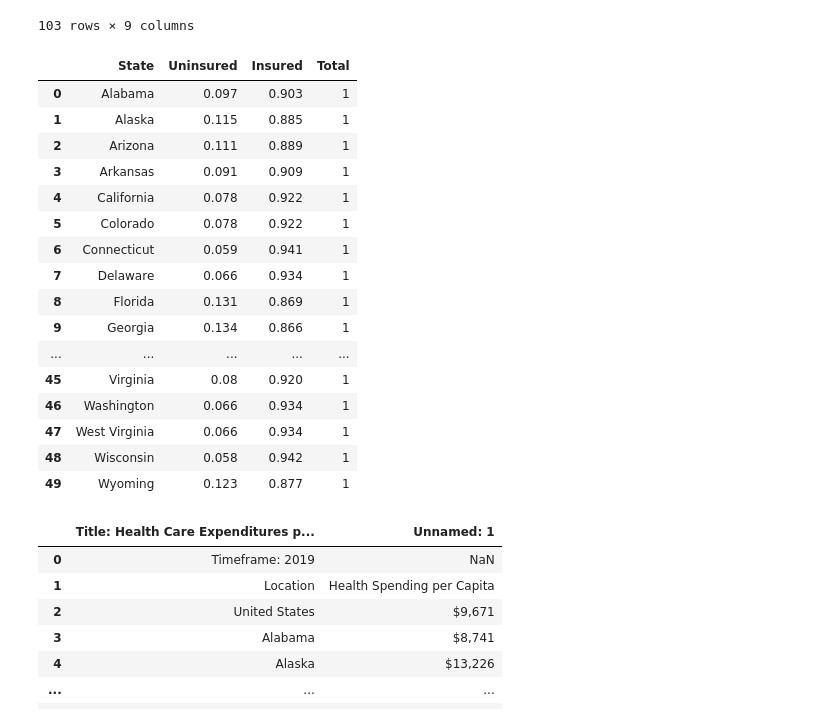
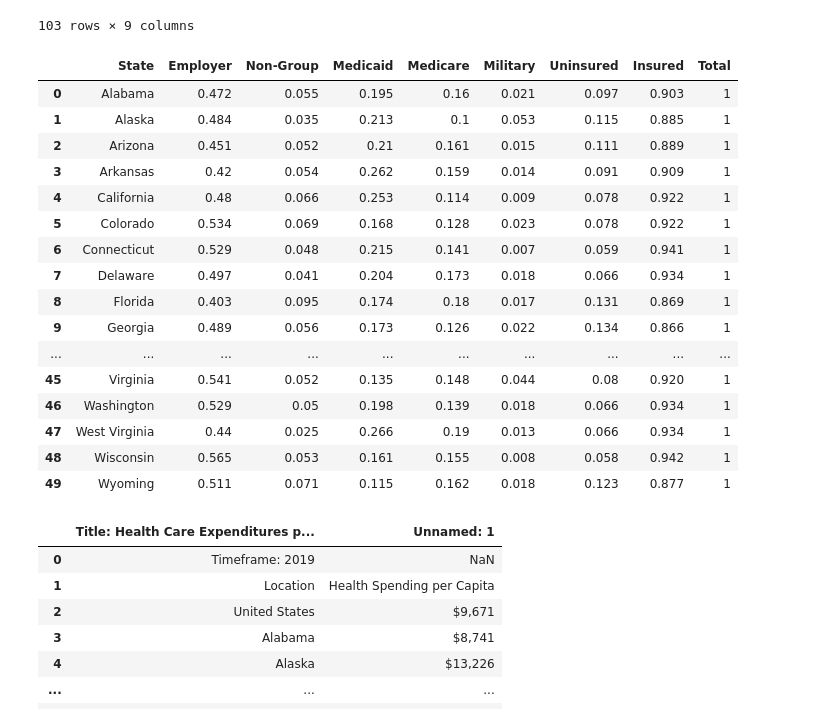
Before and after one commit to alejfxguti/Heart_Disease_Mortality_by_State, a Jupyter notebook: project_1_group3.ipynb, the cells around one changed output. Saved outputs shown, nothing was run; the diff lists cells and outputs as text; code cells hidden in the pictures.

Commit message:
merged dataframes

```diff
--- a/project_1_group3.ipynb
+++ b/project_1_group3.ipynb
@@ -155,49 +155,54 @@ insurance_coverage_df
 # %%
 ## Cleaning Health Insurance Coverage of the Total Population
 
 # Removing Rows 0,1,2 & 11 which is District of Colmbia state sinc not share with Heart Disease Mortality by State file
 insurance_coverage_df = insurance_coverage_df.drop([0,1,2,11], axis=0)
 
 # Removing all footer notes
 insurance_coverage_df = insurance_coverage_df.drop(index=insurance_coverage_df.index[-49:])
 
 # Deleteing unnessarily columns
-insurance_coverage_df = insurance_coverage_df.drop(['Unnamed: 1', 'Unnamed: 2', 'Unnamed: 3', 'Unnamed: 4', 'Unnamed: 5', 'Unnamed: 8'], axis=1)
+# insurance_coverage_df = insurance_coverage_df.drop(['Unnamed: 1', 'Unnamed: 2', 'Unnamed: 3', 'Unnamed: 4', 'Unnamed: 5', 'Unnamed: 8'], axis=1)
 
 # Copying DF to list & changing Column header title & adding new empty column Insured
 ins_cov = insurance_coverage_df.copy()
 insurance_coverage_df = pd.DataFrame({"State": ins_cov["Title: Health Insurance Coverage of the Total Population | KFF"],
-                                    "Uninsured":ins_cov["Unnamed: 6"],
-                                    "Insured": "",
-                                    "Total": ins_cov["Unnamed: 7"]
+                                      "Employer":ins_cov['Unnamed: 1'],
+                                      "Non-Group":ins_cov['Unnamed: 2'],
+                                      "Medicaid":ins_cov['Unnamed: 3'],
+                                      "Medicare":ins_cov['Unnamed: 4'],
+                                      "Military":ins_cov['Unnamed: 5'],
+                                      "Uninsured":ins_cov["Unnamed: 6"],
+                                      "Insured": "",
+                                      "Total": ins_cov["Unnamed: 7"]
                                     })
 
 # Reseting the index
 insurance_coverage_df = insurance_coverage_df.reset_index(drop=True)
 
 # Changing Total & Uninsured colom typt from str to Float & do subtraction to save it to Insured column
 insurance_coverage_df['Insured'] = insurance_coverage_df['Total'].astype("float") - insurance_coverage_df['Uninsured'].astype("float")
 
 # Print the CLEAN data frame
 insurance_coverage_df
 # %% [output]
-|  | State | Uninsured | Insured | Total |
-| 0 | Alabama | 0.097 | 0.903 | 1 |
-| 1 | Alaska | 0.115 | 0.885 | 1 |
-| 2 | Arizona | 0.111 | 0.889 | 1 |
-| 3 | Arkansas | 0.091 | 0.909 | 1 |
-| 4 | California | 0.078 | 0.922 | 1 |
-| 5 | Colorado | 0.078 | 0.922 | 1 |
-| 6 | Connecticut | 0.059 | 0.941 | 1 |
-| 7 | Delaware | 0.066 | 0.934 | 1 |
-| 8 | Florida | 0.131 | 0.869 | 1 |
-| 9 | Georgia | 0.134 | 0.866 | 1 |
-| ... | ... | ... | ... | ... |
-| 45 | Virginia | 0.08 | 0.920 | 1 |
-| 46 | Washington | 0.066 | 0.934 | 1 |
-| 47 | West Virginia | 0.066 | 0.934 | 1 |
-| 48 | Wisconsin | 0.058 | 0.942 | 1 |
-| 49 | Wyoming | 0.123 | 0.877 | 1 |
+|  | State | Employer | Non-Group | Medicaid | Medicare | Military | Uninsured | Insured | Total |
+| 0 | Alabama | 0.472 | 0.055 | 0.195 | 0.16 | 0.021 | 0.097 | 0.903 | 1 |
+| 1 | Alaska | 0.484 | 0.035 | 0.213 | 0.1 | 0.053 | 0.115 | 0.885 | 1 |
+| 2 | Arizona | 0.451 | 0.052 | 0.21 | 0.161 | 0.015 | 0.111 | 0.889 | 1 |
+| 3 | Arkansas | 0.42 | 0.054 | 0.262 | 0.159 | 0.014 | 0.091 | 0.909 | 1 |
+| 4 | California | 0.48 | 0.066 | 0.253 | 0.114 | 0.009 | 0.078 | 0.922 | 1 |
+| 5 | Colorado | 0.534 | 0.069 | 0.168 | 0.128 | 0.023 | 0.078 | 0.922 | 1 |
+| 6 | Connecticut | 0.529 | 0.048 | 0.215 | 0.141 | 0.007 | 0.059 | 0.941 | 1 |
+| 7 | Delaware | 0.497 | 0.041 | 0.204 | 0.173 | 0.018 | 0.066 | 0.934 | 1 |
+| 8 | Florida | 0.403 | 0.095 | 0.174 | 0.18 | 0.017 | 0.131 | 0.869 | 1 |
+| 9 | Georgia | 0.489 | 0.056 | 0.173 | 0.126 | 0.022 | 0.134 | 0.866 | 1 |
+| ... | ... | ... | ... | ... | ... | ... | ... | ... | ... |
+| 45 | Virginia | 0.541 | 0.052 | 0.135 | 0.148 | 0.044 | 0.08 | 0.920 | 1 |
+| 46 | Washington | 0.529 | 0.05 | 0.198 | 0.139 | 0.018 | 0.066 | 0.934 | 1 |
+| 47 | West Virginia | 0.44 | 0.025 | 0.266 | 0.19 | 0.013 | 0.066 | 0.934 | 1 |
+| 48 | Wisconsin | 0.565 | 0.053 | 0.161 | 0.155 | 0.008 | 0.058 | 0.942 | 1 |
+| 49 | Wyoming | 0.511 | 0.071 | 0.115 | 0.162 | 0.018 | 0.123 | 0.877 | 1 |
 # %%
 # Load the CSV file created in Part 1 into a Pandas DataFrame
 expenditures_capita_df = pd.read_csv("Resources/Health Care Expenditures per Capita by State of Residence raw_data.csv")
```
Also changed, not shown: parts of 1 cell of this notebook.
